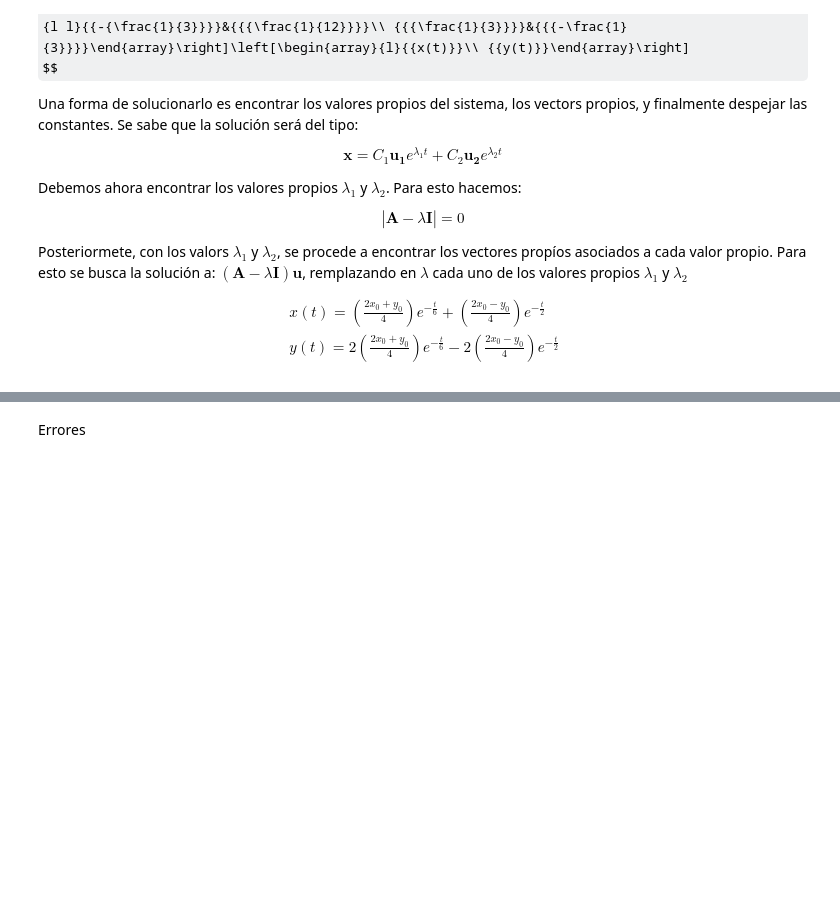
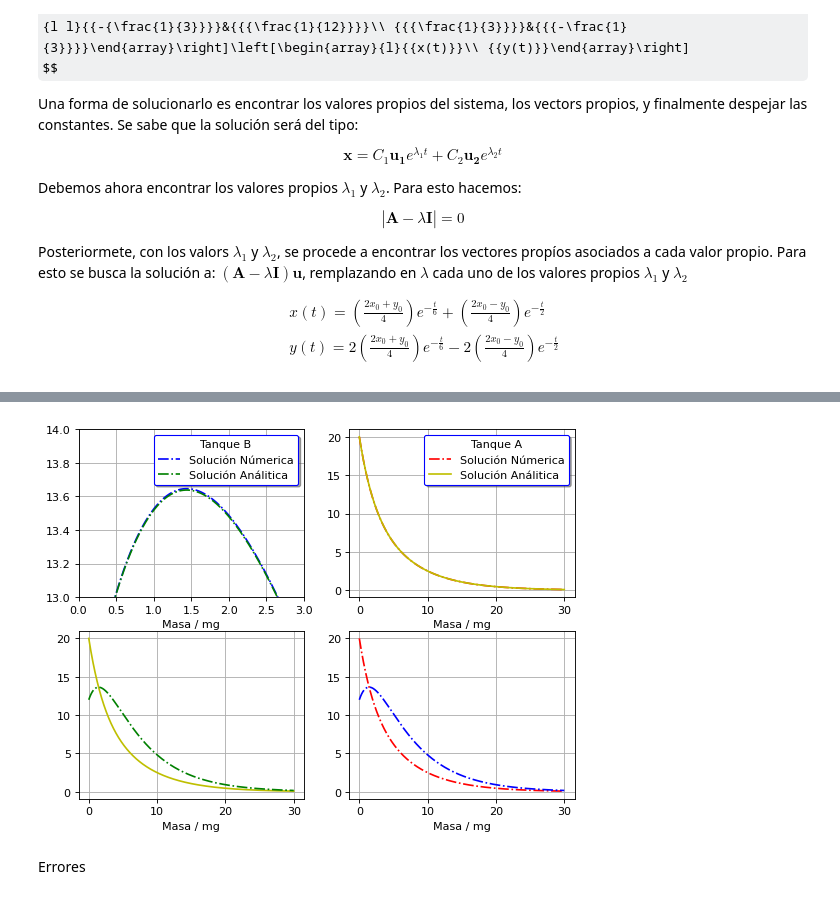
Before and after one commit to ngodoya/ModMat_Practicas, a Jupyter notebook: Lecture04_interconnectedTanks.ipynb, the cells around one changed output, grey strips where cells are left out. Saved outputs shown, nothing was run; the diff lists cells and outputs as text; code cells hidden in the pictures; some formulas as TeX source; blank space fills up the shorter version.

```diff
--- a/Lecture04_interconnectedTanks.ipynb
+++ b/Lecture04_interconnectedTanks.ipynb
@@ -202,17 +180,0 @@ for i in range(1, len(vec_t)):
-# %%
-# Problema 0: crear un vector de tiempo
-t0 = 0; tf = 30; dt = 0.5
-vect_t = np.arange(t0, tf + dt, dt)
-# Problema 1: crear dos vectores vacíos para almacenar los valores de la concentración
-conc_a_numerical = np.zeros(len(vect_t))
-conc_b_numerical = np.zeros(len(vect_t))
-# Problema 2: introducir las condiciones iniciales
-conc_a_numerical[0] = 20
-conc_b_numerical[0] = 12
-# Problema 3: función para evaluar la pendiente
-f_1 = lambda x, y: y / 12 - x / 3
-f_2 = lambda x, y: x / 3 - y / 3
-# Problema 4: ciclo for para resolver con Forward Euler
-for i in np.arange(len(vect_t) - 1):
-    conc_a_numerical[i+1] = conc_a_numerical[i] + f_1(conc_a_numerical[i], conc_b_numerical[i]) * dt
-    conc_b_numerical[i+1] = conc_b_numerical[i] + f_2(conc_a_numerical[i], conc_b_numerical[i]) * dt
@@ -306,3 +234,40 @@ for i in range(3):
+# %%
+# Problema 6: definir funciones para evluar la solución analítica
+
+A = np.array([[1,1],[-2,2]])
+b = np.array([[20],[12]])
+x = lambda t: 7*np.exp(-t/2)+13*np.exp(-t/6)
+y = lambda t: -14*np.exp(-t/2)+26*np.exp(-t/6)
+
+# Problema 7: crear un vector de tiempo exclusivo para la solución analítica
+t_ia = 0; t_f = 30 ; dt = 0.01
+t_analitico = np.arange(t_ia,t_f + dt,dt)
+# Problema 8: evaluar la solución analítica
+
+x_im = x(t_analitico)
+y_im = y(t_analitico)
+
+# Problema 9: el profe quiere que compares la solución numérica y la analítica
+fig, ax = plt.subplots(2, 2 , figsize=(8,6), dpi = 80)
+ax[0,0].plot(vec_t, yNum  , 'b-.', label='Solución Númerica')
+ax[0,0].plot(vec_t, y_im , 'g-.', label = 'Solución Análitica')
+ax[0,1].plot(vec_t, xNum , 'r-.',  label = 'Solución Númerica')
+ax[0,1].plot(vec_t, x_im, 'y-' , label = 'Solución Análitica')
+ax[0,0].legend(fontsize=10, shadow=True, facecolor='white', edgecolor='blue', title='Tanque B')
+ax[0,1].legend(fontsize=10, shadow=True, facecolor='white', edgecolor='blue', title='Tanque A')
+ax[0,0].set_xlim([0,3])
+ax[0,0].set_ylim([13,14])
+ax[1,0].plot(vec_t, x_im, 'y-' , label = 'Solución Análitica')
+ax[1,0].plot(vec_t, y_im , 'g-.', label = 'Solución Análitica')
+ax[1,1].plot(vec_t, xNum , 'r-.',  label = 'Solución Númerica')
+ax[1,1].plot(vec_t, yNum  , 'b-.', label='Solución Númerica')
+for i in range(2):
+  for j in range(2):
+    ax[i,j].set_xlabel("Tiempo / s")
+    ax[i,j].set_xlabel("Masa / mg")
+    ax[i,j].grid()
+# %% [output]
+[figure, added]
 # %% [markdown]
 Errores
 # %% [markdown]
```
Also changed, not shown: parts of 9 cells of this notebook, 8 other files.
